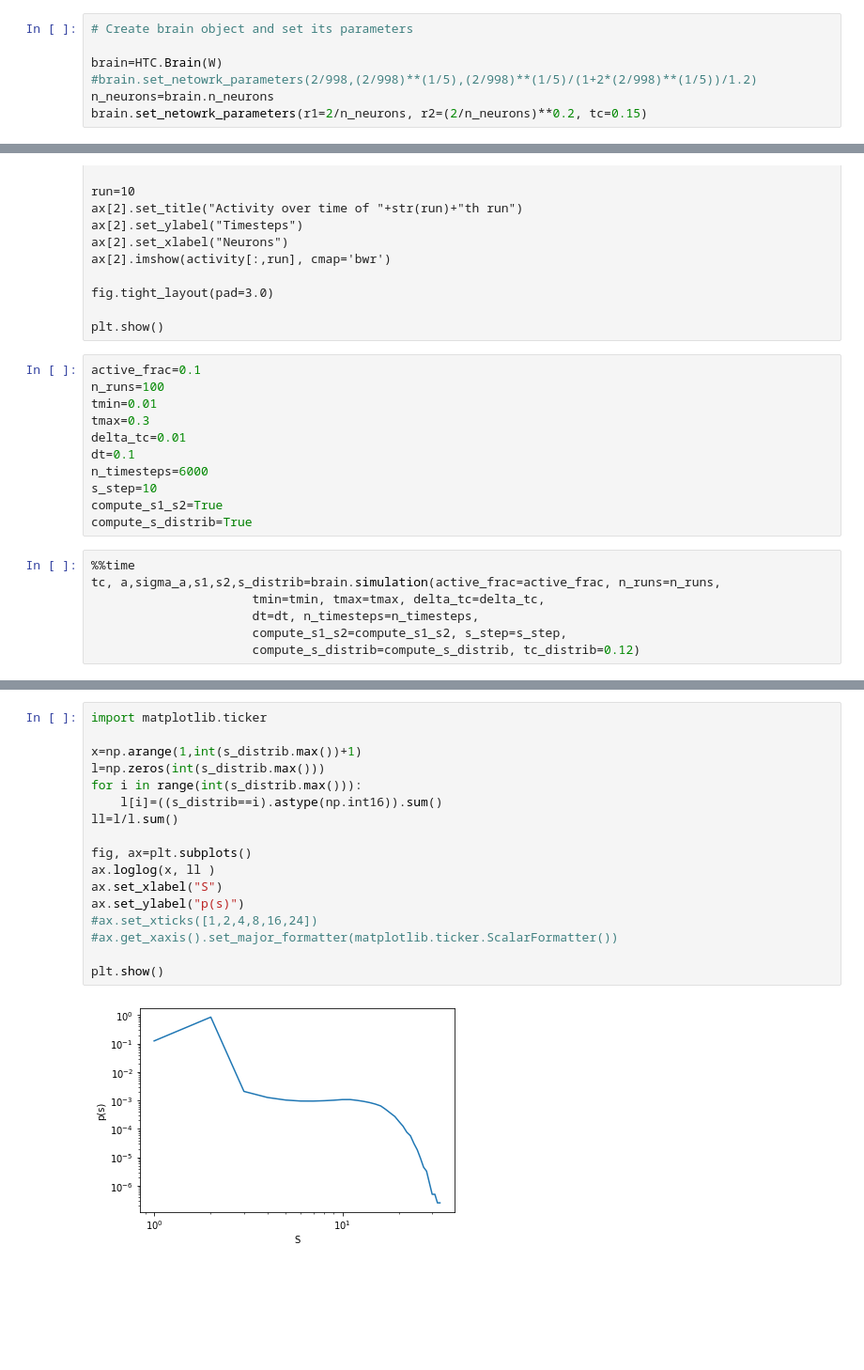
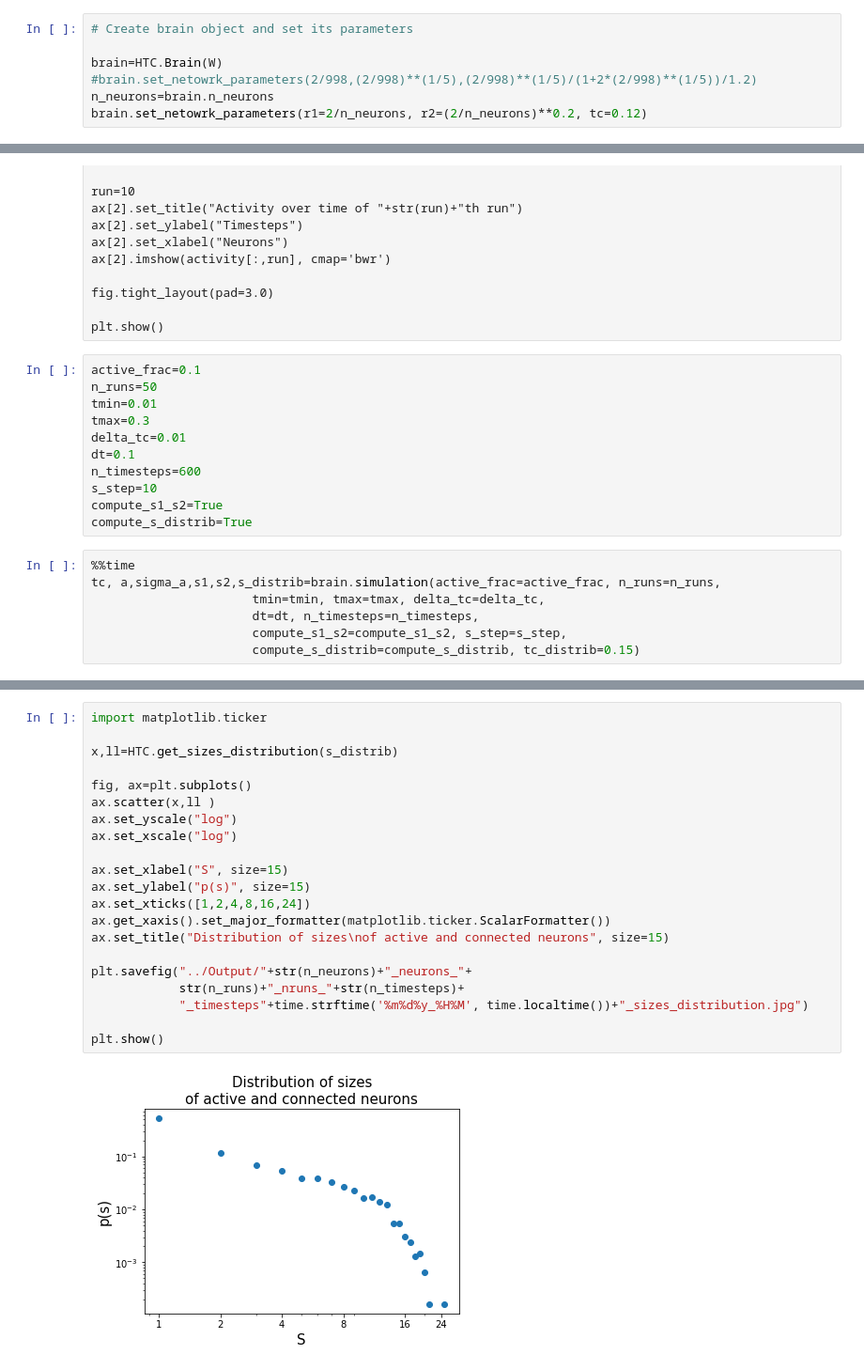
Before and after one commit to tommaso-bertola/TesiTriennale, a Jupyter notebook: Code/66 Neurons.ipynb, the cells around one changed output, grey strips where cells are left out. Shown: that part at 94% size. Saved outputs shown, nothing was run; the diff lists cells and outputs as text; blank space fills up the shorter version.

Commit message:
Distribuzioni S corrette

```diff
--- a/Code/66 Neurons.ipynb
+++ b/Code/66 Neurons.ipynb
@@ -17,7 +18,7 @@ W=W/W.sum(axis=1)[:,None]
 brain=HTC.Brain(W)
 #brain.set_netowrk_parameters(2/998,(2/998)**(1/5),(2/998)**(1/5)/(1+2*(2/998)**(1/5))/1.2)
 n_neurons=brain.n_neurons
-brain.set_netowrk_parameters(r1=2/n_neurons, r2=(2/n_neurons)**0.2, tc=0.15)
+brain.set_netowrk_parameters(r1=2/n_neurons, r2=(2/n_neurons)**0.2, tc=0.12)
 # %% [raw]
 # Generate initial configuration with 10% active neurons
 
@@ -59,12 +60,12 @@ fig.tight_layout(pad=3.0)
 plt.show()
 # %%
 active_frac=0.1
-n_runs=100
+n_runs=50
 tmin=0.01
 tmax=0.3
 delta_tc=0.01
 dt=0.1
-n_timesteps=6000
+n_timesteps=600
 s_step=10
 compute_s1_s2=True
 compute_s_distrib=True
@@ -74,5 +75,5 @@ tc, a,sigma_a,s1,s2,s_distrib=brain.simulation(active_frac=active_frac, n_runs=n
                       tmin=tmin, tmax=tmax, delta_tc=delta_tc,
                       dt=dt, n_timesteps=n_timesteps,
                       compute_s1_s2=compute_s1_s2, s_step=s_step,
-                      compute_s_distrib=compute_s_distrib, tc_distrib=0.12)
+                      compute_s_distrib=compute_s_distrib, tc_distrib=0.15)
 # %% [output]
@@ -124,19 +127,23 @@ plt.show()
 # %%
 import matplotlib.ticker
 
-x=np.arange(1,int(s_distrib.max())+1)
-l=np.zeros(int(s_distrib.max()))
-for i in range(int(s_distrib.max())):
-    l[i]=((s_distrib==i).astype(np.int16)).sum()
-ll=l/l.sum()
+x,ll=HTC.get_sizes_distribution(s_distrib)
 
 fig, ax=plt.subplots()
-ax.loglog(x, ll )
-ax.set_xlabel("S")
-ax.set_ylabel("p(s)")
-#ax.set_xticks([1,2,4,8,16,24])
-#ax.get_xaxis().set_major_formatter(matplotlib.ticker.ScalarFormatter())
+ax.scatter(x,ll )
+ax.set_yscale("log")
+ax.set_xscale("log")
+
+ax.set_xlabel("S", size=15)
+ax.set_ylabel("p(s)", size=15)
+ax.set_xticks([1,2,4,8,16,24])
+ax.get_xaxis().set_major_formatter(matplotlib.ticker.ScalarFormatter())
+ax.set_title("Distribution of sizes\nof active and connected neurons", size=15)
+
+plt.savefig("../Output/"+str(n_neurons)+"_neurons_"+
+            str(n_runs)+"_nruns_"+str(n_timesteps)+
+            "_timesteps"+time.strftime('%m%d%y_%H%M', time.localtime())+"_sizes_distribution.jpg")
 
 plt.show()
 # %% [output]
-[figure, old version]
+[figure, new version]
```
Also changed, not shown: parts of 3 cells of this notebook, 2 other files.
